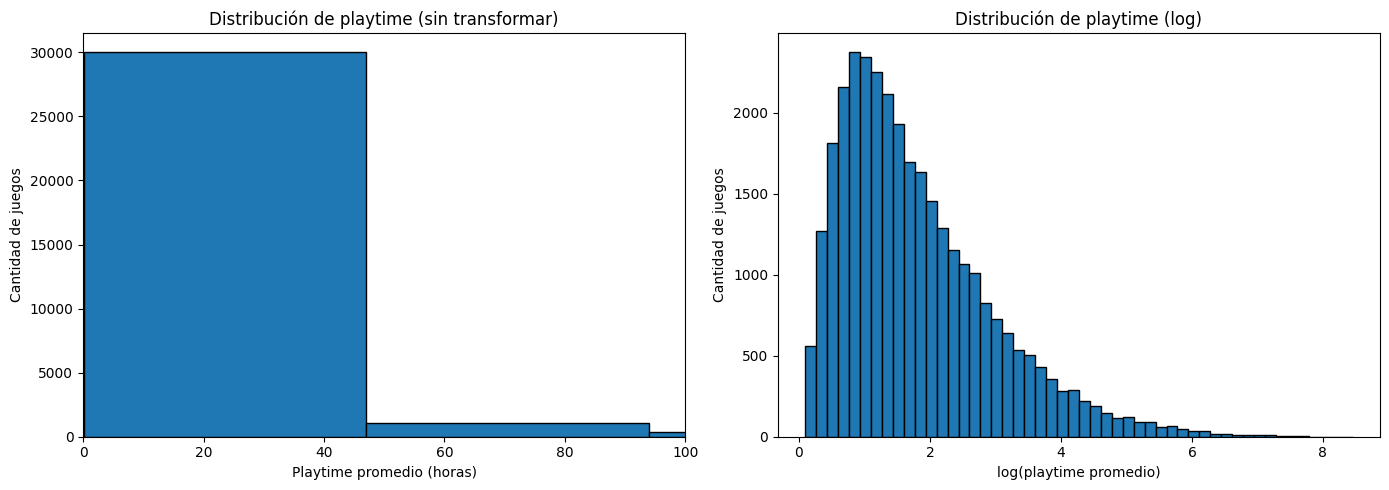
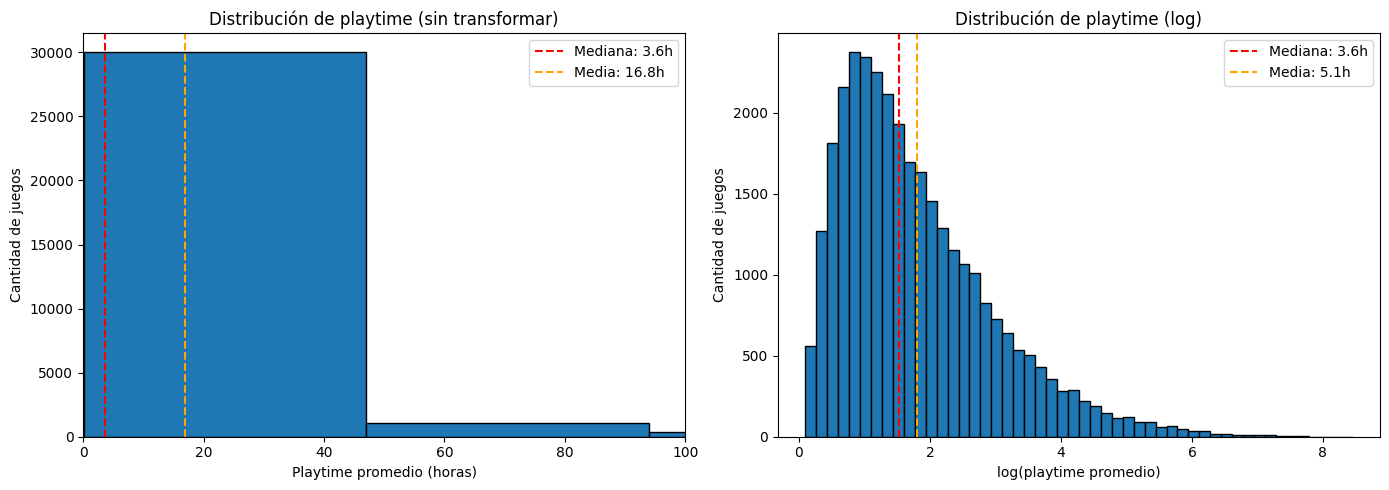
Unified diff of the notebook cell whose output changed from the first chart to the second:
--- before
+++ after
@@ -3,18 +3,36 @@
 print(f"Juegos con >= 5 reviews: {len(playtime_filtrado):,}")
 
-# Histograma antes de transformar
+# Calcular estadísticas
+media = playtime_filtrado['playtime_mean'].mean()
+mediana = playtime_filtrado['playtime_mean'].median()
+
 fig, axes = plt.subplots(1, 2, figsize=(14, 5))
 
+# Sin transformar
 axes[0].hist(playtime_filtrado['playtime_mean'], bins=100, edgecolor='black')
+axes[0].axvline(mediana, color='red', linestyle='--', label=f'Mediana: {mediana:.1f}h')
+axes[0].axvline(media, color='orange', linestyle='--', label=f'Media: {media:.1f}h')
 axes[0].set_xlim(0, 100)
 axes[0].set_xlabel('Playtime promedio (horas)')
 axes[0].set_ylabel('Cantidad de juegos')
 axes[0].set_title('Distribución de playtime (sin transformar)')
+axes[0].legend()
 
 # Con log
+# Con log
+log_media = np.log1p(playtime_filtrado['playtime_mean']).mean()
+log_mediana = np.log1p(playtime_filtrado['playtime_mean']).median()
+
+# Invertir para mostrar en horas reales
+media_real = np.expm1(log_media)
+mediana_real = np.expm1(log_mediana)
+
 axes[1].hist(np.log1p(playtime_filtrado['playtime_mean']), bins=50, edgecolor='black')
+axes[1].axvline(log_mediana, color='red', linestyle='--', label=f'Mediana: {mediana_real:.1f}h')
+axes[1].axvline(log_media, color='orange', linestyle='--', label=f'Media: {media_real:.1f}h')
 axes[1].set_xlabel('log(playtime promedio)')
 axes[1].set_ylabel('Cantidad de juegos')
 axes[1].set_title('Distribución de playtime (log)')
+axes[1].legend()
 
 plt.tight_layout()

Commit: feat: agregue labels de media y mediana